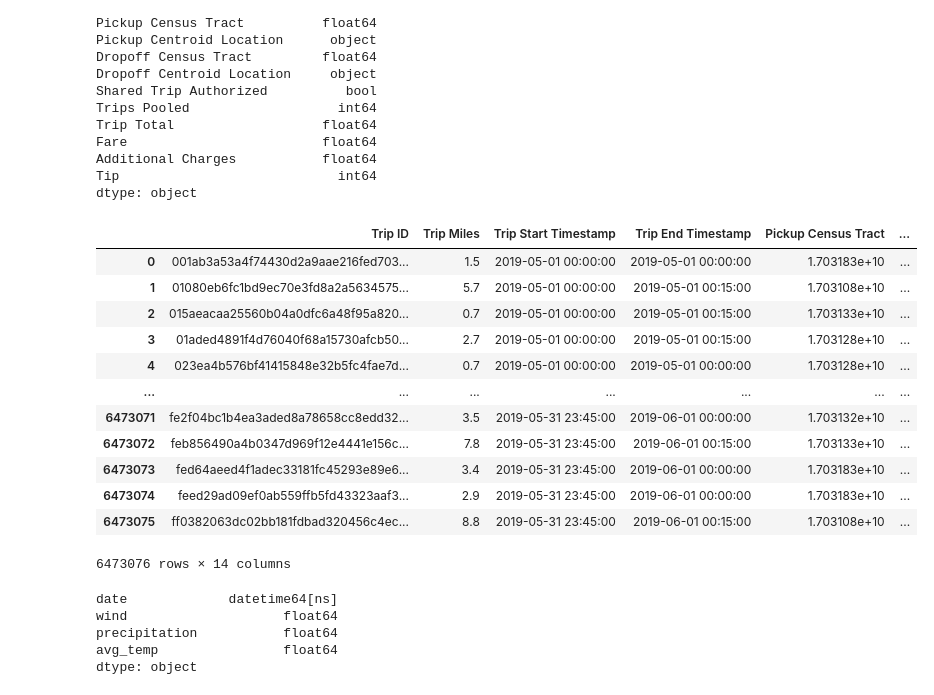
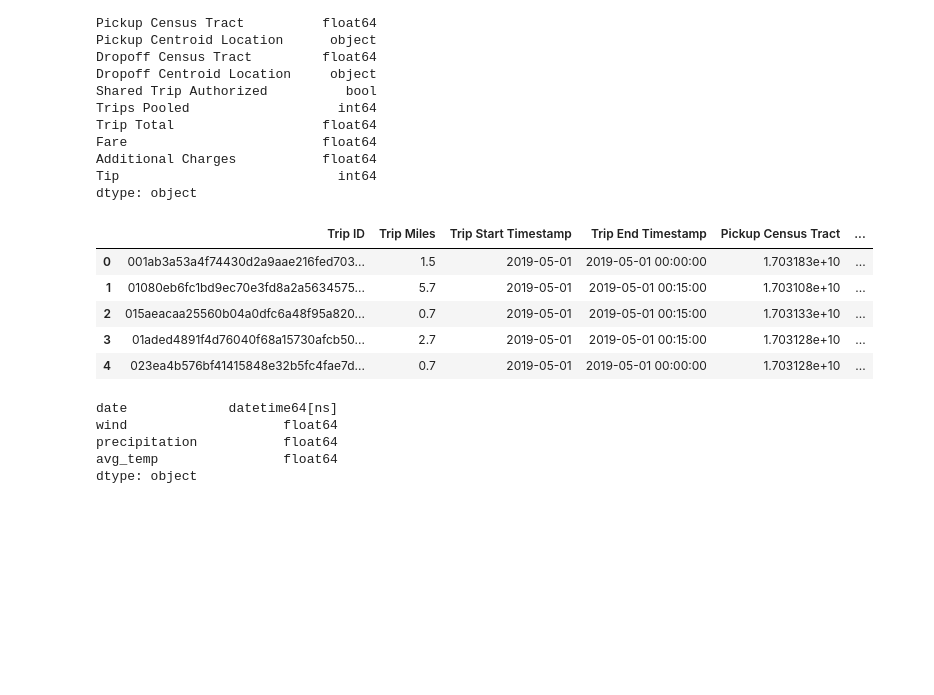
Before and after one commit to Mcha777/DSML, a Jupyter notebook: YMMMMY.ipynb, the cells around one changed output. Drawn from its saved outputs; the diff is of its cells as text; code cells hidden in the pictures; blank space fills up the shorter version.

```diff
--- a/YMMMMY.ipynb
+++ b/YMMMMY.ipynb
@@ -3,5 +6,14 @@ import pandas as pd
+# %%
+michael = "C:/Users/micha/Documents/1_Wirtschaftsinformatik/4. Semester/Data Science & Machine Learning/Gruppenprojekt/"
+martin = "C:/Users/mbirk/OneDrive/Uni/Semester_4/DSML/YMMMMY/YMMMMY_repository/data/"
+
+user = martin
+
+ride_source= user + "2019_05.csv"
+weather_source= user + "weather.csv"
+census_tract_source= user + "census_tract_characteristics.csv"
 # %%
-ride = pd.read_csv("C:/Users/micha/Documents/1_Wirtschaftsinformatik/4. Semester/Data Science & Machine Learning/Gruppenprojekt/2019_05.csv")
-weather = pd.read_csv("C:/Users/micha/Documents/1_Wirtschaftsinformatik/4. Semester/Data Science & Machine Learning/Gruppenprojekt/weather.csv")
-census_tract = pd.read_csv("C:/Users/micha/Documents/1_Wirtschaftsinformatik/4. Semester/Data Science & Machine Learning/Gruppenprojekt/census_tract_characteristics.csv")
+ride = pd.read_csv(ride_source)
+weather = pd.read_csv(weather_source)
+census_tract = pd.read_csv(census_tract_source)
 # %%
@@ -81,21 +79,14 @@ updatedRides["Trip End Timestamp"] = pd.to_datetime(ride["Trip End Timestamp"])
 # %%
 updatedWeather["date"] = pd.to_datetime(weather["date"])
 # %%
-updatedRides
+updatedRides.head()
 # %% [output]
 |  | Trip ID | Trip Miles | Trip Start Timestamp | Trip End Timestamp | Pickup Census Tract | ... |
-| 0 | 001ab3a53a4f74430d2a9aae216fed703... | 1.5 | 2019-05-01 00:00:00 | 2019-05-01 00:00:00 | 1.703183e+10 | ... |
-| 1 | 01080eb6fc1bd9ec70e3fd8a2a5634575... | 5.7 | 2019-05-01 00:00:00 | 2019-05-01 00:15:00 | 1.703108e+10 | ... |
-| 2 | 015aeacaa25560b04a0dfc6a48f95a820... | 0.7 | 2019-05-01 00:00:00 | 2019-05-01 00:15:00 | 1.703133e+10 | ... |
-| 3 | 01aded4891f4d76040f68a15730afcb50... | 2.7 | 2019-05-01 00:00:00 | 2019-05-01 00:15:00 | 1.703128e+10 | ... |
-| 4 | 023ea4b576bf41415848e32b5fc4fae7d... | 0.7 | 2019-05-01 00:00:00 | 2019-05-01 00:00:00 | 1.703128e+10 | ... |
-| ... | ... | ... | ... | ... | ... | ... |
-| 6473071 | fe2f04bc1b4ea3aded8a78658cc8edd32... | 3.5 | 2019-05-31 23:45:00 | 2019-06-01 00:00:00 | 1.703132e+10 | ... |
-| 6473072 | feb856490a4b0347d969f12e4441e156c... | 7.8 | 2019-05-31 23:45:00 | 2019-06-01 00:15:00 | 1.703133e+10 | ... |
-| 6473073 | fed64aeed4f1adec33181fc45293e89e6... | 3.4 | 2019-05-31 23:45:00 | 2019-06-01 00:00:00 | 1.703183e+10 | ... |
-| 6473074 | feed29ad09ef0ab559ffb5fd43323aaf3... | 2.9 | 2019-05-31 23:45:00 | 2019-06-01 00:00:00 | 1.703183e+10 | ... |
-| 6473075 | ff0382063dc02bb181fdbad320456c4ec... | 8.8 | 2019-05-31 23:45:00 | 2019-06-01 00:15:00 | 1.703108e+10 | ... |
+| 0 | 001ab3a53a4f74430d2a9aae216fed703... | 1.5 | 2019-05-01 | 2019-05-01 00:00:00 | 1.703183e+10 | ... |
+| 1 | 01080eb6fc1bd9ec70e3fd8a2a5634575... | 5.7 | 2019-05-01 | 2019-05-01 00:15:00 | 1.703108e+10 | ... |
+| 2 | 015aeacaa25560b04a0dfc6a48f95a820... | 0.7 | 2019-05-01 | 2019-05-01 00:15:00 | 1.703133e+10 | ... |
+| 3 | 01aded4891f4d76040f68a15730afcb50... | 2.7 | 2019-05-01 | 2019-05-01 00:15:00 | 1.703128e+10 | ... |
+| 4 | 023ea4b576bf41415848e32b5fc4fae7d... | 0.7 | 2019-05-01 | 2019-05-01 00:00:00 | 1.703128e+10 | ... |
-6473076 rows × 14 columns
 # %%
 updatedWeather.dtypes
 # %% [output]
```
Also changed, not shown: parts of 17 cells of this notebook.
